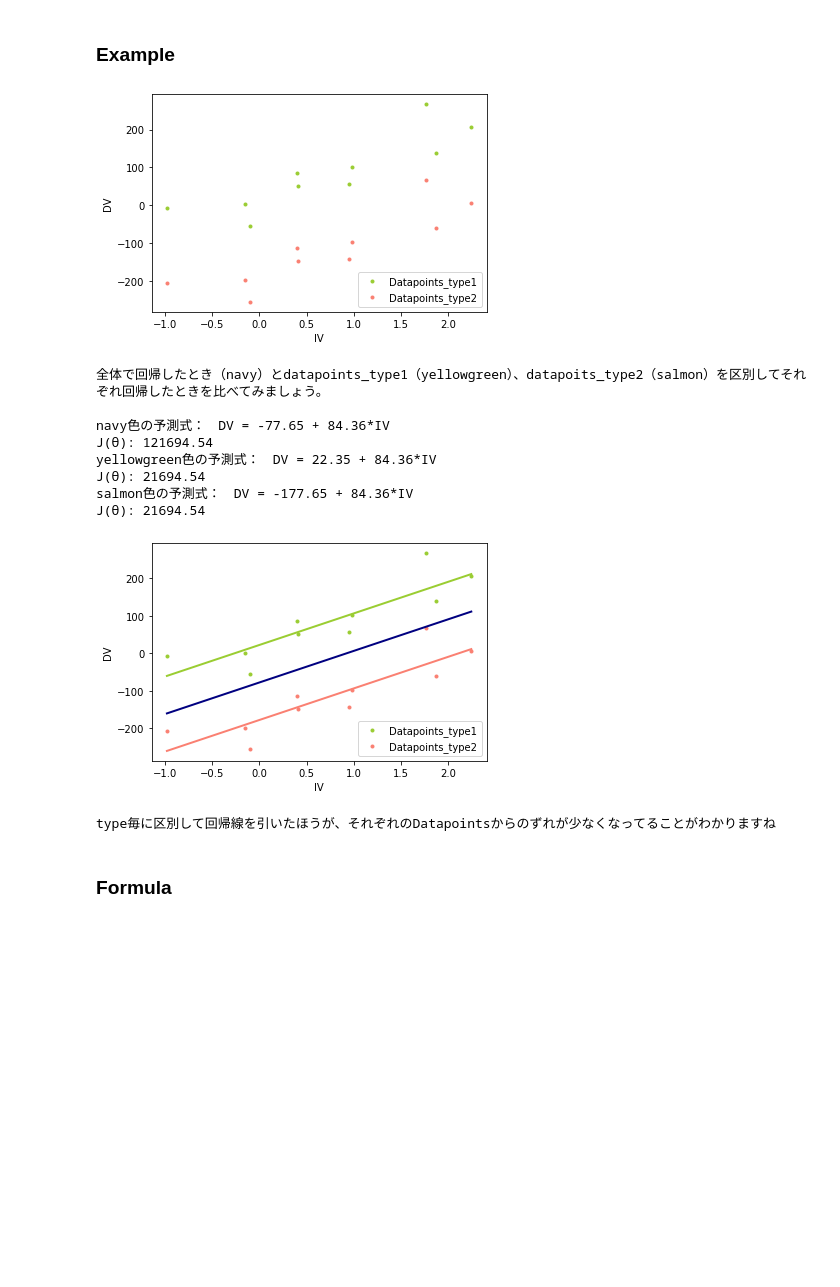
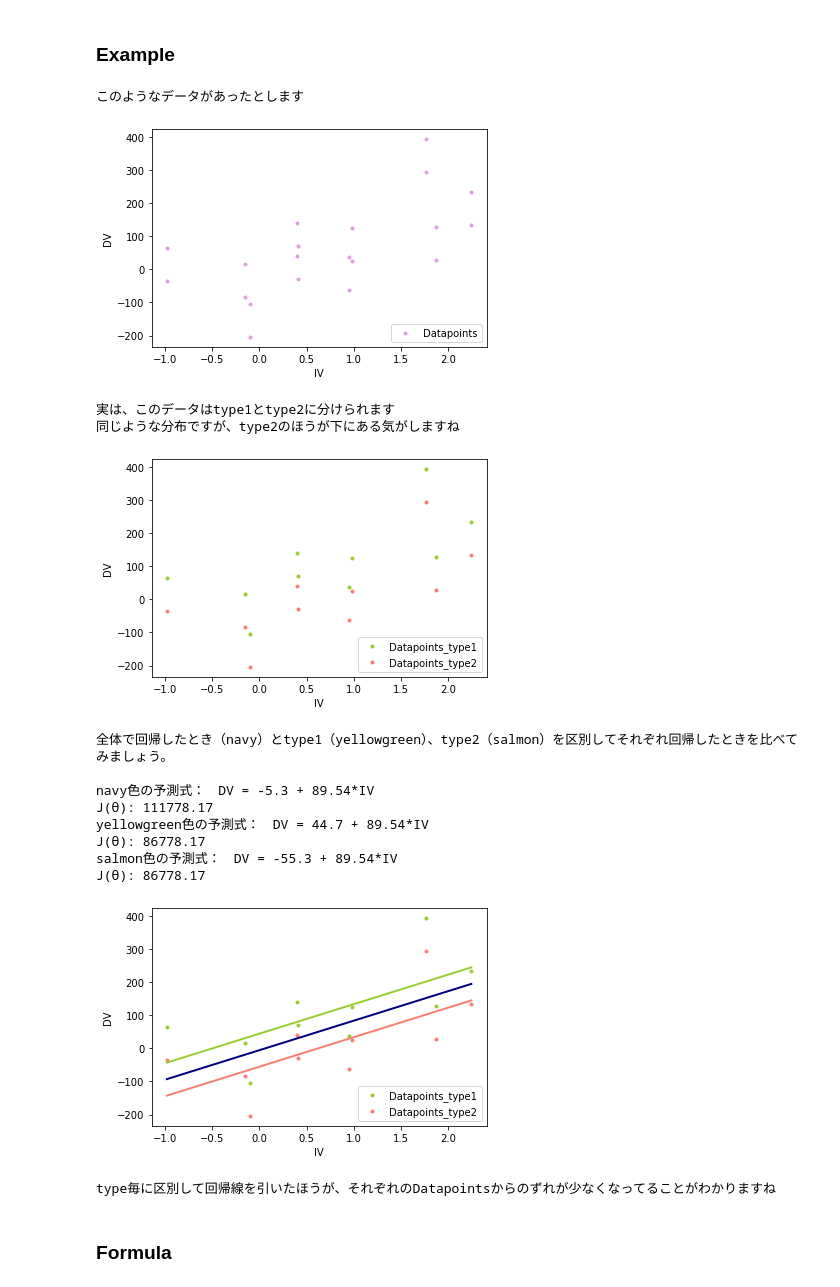
Before and after one commit to kazuki-kikunaga/2023_lecture_hitotsubashi_regression, a Jupyter notebook: Regression_lecture.ipynb, the cells around one changed output. Cells and saved outputs as stored; diff of their text form; code cells hidden in the pictures; blank space fills up the shorter version.

```diff
--- a/Regression_lecture.ipynb
+++ b/Regression_lecture.ipynb
@@ -8,0 +17,8 @@ boston = load_boston()
+# %%
+def showfig():
+    plt.legend(loc="lower right")
+    plt.xlabel("IV")
+    plt.ylabel("DV")
+    plt.show()
+def random_line(X, inter, coef):
+    return inter + X*coef
@@ -167,72 +189,77 @@ from sklearn.metrics import mean_squared_error
 # %%
 # 特徴量を加えると予測が良くなることを例示のみとして使用。
 # 計算自体は、multiple linear regressionではないので注意。
-n_samples = 10
 
+n_samples = 10 #変えない
+# dataset 1
 X_1, y_1, coef_1 = datasets.make_regression(
     n_samples=n_samples,
     n_features=1,
     n_informative=1,
     bias = 0,
-    noise=50,
+    noise=100,
     coef=True,
     random_state=0
 )
-plt.scatter(X_1, y_1, color="yellowgreen", marker=".", label="Datapoints_type1")
 
+# dataset 2　（dataset 1に-100のbiasを加えたもの）
 X_2, y_2, coef_2 = datasets.make_regression(
     n_samples=n_samples,
     n_features=1,
     n_informative=1,
-    bias = -200,
-    noise=50,
+    bias = -100,
+    noise=100,
     coef=True,
     random_state=0
 )
+
+X_total = np.concatenate([X_1,X_2])
+y_total = np.concatenate([y_1,y_2])
+
+print("このようなデータがあったとします")
+plt.scatter(X_total, y_total, color="plum", marker=".", label="Datapoints")
+showfig()
+
+print("実は、このデータはtype1とtype2に分けられます")
+print("同じような分布ですが、type2のほうが下にある気がしますね")
+plt.scatter(X_1, y_1, color="yellowgreen", marker=".", label="Datapoints_type1")
 plt.scatter(X_2, y_2, color="salmon", marker=".", label="Datapoints_type2")
+showfig()
 
 
-plt.legend(loc="lower right")
-plt.xlabel("IV")
-plt.ylabel("DV")
-plt.show()
-
-print("全体で回帰したとき（navy）とdatapoints_type1（yellowgreen）、datapoits_type2（salmon）を区別してそれぞれ回帰したときを比べてみましょう。")
+print("全体で回帰したとき（navy）とtype1（yellowgreen）、type2（salmon）を区別してそれぞれ回帰したときを比べてみましょう。")
 print()
 
 plt.scatter(X_1, y_1, color="yellowgreen", marker=".", label="Datapoints_type1")
 plt.scatter(X_2, y_2, color="salmon", marker=".", label="Datapoints_type2")
-
-X_total = np.concatenate([X_1,X_2])
-y_total = np.concatenate([y_1,y_2])
-
 for X,y,color in [[X_total,y_total,"navy"],[X_1,y_1,"yellowgreen"],[X_2,y_2,"salmon"]]:
-    lr = linear_model.LinearRegression()
     lr.fit(X, y)
     SSE = round(mean_squared_error(y, lr.predict(X))*n_samples,2)
     print(color,"色の予測式：　DV = ", round(lr.intercept_, 2), " + ", round(lr.coef_[0], 2), "*IV", sep = "")
     print("J(\u03B8):",SSE)
     line_X = np.linspace(X.min(), X.max())[:, np.newaxis]
     line_y = lr.predict(line_X)
     plt.plot(line_X, line_y, color=color, linewidth=2)
 
-plt.legend(loc="lower right")
-plt.xlabel("IV")
-plt.ylabel("DV")
-plt.show()
+showfig()
+
 print("type毎に区別して回帰線を引いたほうが、それぞれのDatapointsからのずれが少なくなってることがわかりますね")
 # %% [output]
+このようなデータがあったとします
-[figure, old version]
+[figure, new version]
-全体で回帰したとき（navy）とdatapoints_type1（yellowgreen）、datapoits_type2（salmon）を区別してそれぞれ回帰したときを比べてみましょう。
-
-navy色の予測式：　DV = -77.65 + 84.36*IV
-J(θ): 121694.54
-yellowgreen色の予測式：　DV = 22.35 + 84.36*IV
-J(θ): 21694.54
-salmon色の予測式：　DV = -177.65 + 84.36*IV
-J(θ): 21694.54
+実は、このデータはtype1とtype2に分けられます
+同じような分布ですが、type2のほうが下にある気がしますね
-[figure, old version]
+[figure, new version]
-type毎に区別して回帰線を引いたほうが、それぞれのDatapointsからのずれが少なくなってることがわかりますね
+全体で回帰したとき（navy）とtype1（yellowgreen）、type2（salmon）を区別してそれぞれ回帰したときを比べてみましょう。
+
+navy色の予測式：　DV = -5.3 + 89.54*IV
+J(θ): 111778.17
+yellowgreen色の予測式：　DV = 44.7 + 89.54*IV
+J(θ): 86778.17
+salmon色の予測式：　DV = -55.3 + 89.54*IV
+J(θ): 86778.17
+[figure, added]
+type毎に区別して回帰線を引いたほうが、それぞれのDatapointsからのずれが少なくなってることがわかりますね
 # %% [markdown]
 ### Formula
 # %% [markdown]
```
Also changed, not shown: parts of 23 cells of this notebook.
